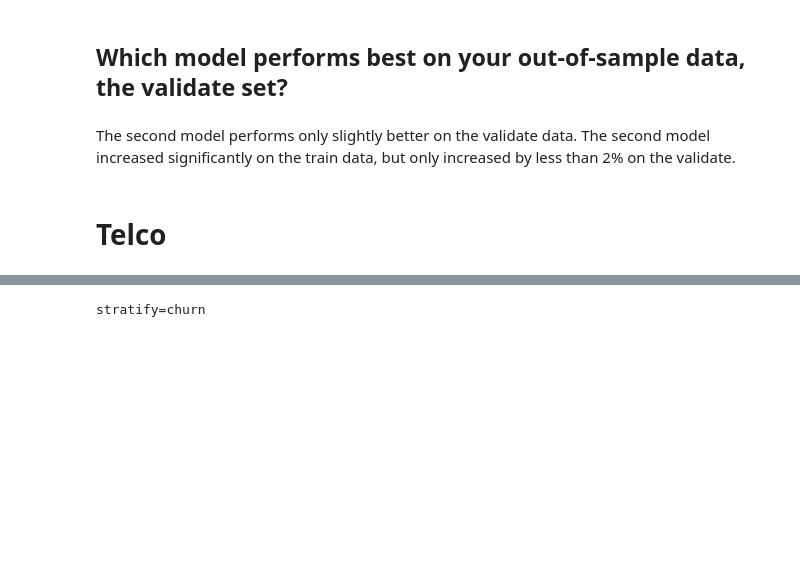
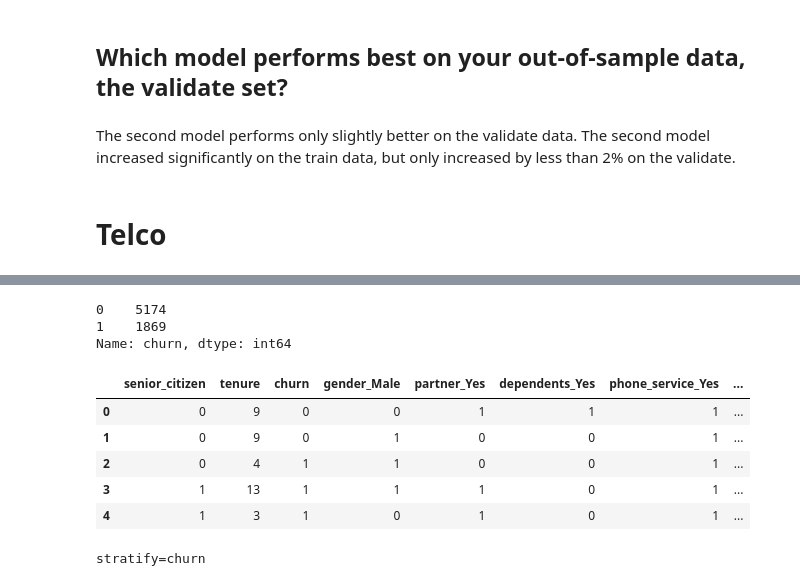
Before and after one commit to Andy-Jensen/classification-exercises, a Jupyter notebook: decision_tree.ipynb, the cells around one changed output, grey strips where cells are left out. Drawn from its saved outputs; the diff is of its cells as text; code cells hidden in the pictures; blank space fills up the shorter version.

```diff
--- a/decision_tree.ipynb
+++ b/decision_tree.ipynb
@@ -299,5 +397,18 @@ telco= telco.drop(columns=['gender', 'partner', 'dependents', 'phone_service',
+# %%
+telco.churn.value_counts()
+# %% [output]
+0    5174
+1    1869
+Name: churn, dtype: int64
 # %%
-telco.replace({})
+telco.head()
+# %% [output]
+|  | senior_citizen | tenure | churn | gender_Male | partner_Yes | dependents_Yes | phone_service_Yes | ... |
+| 0 | 0 | 9 | 0 | 0 | 1 | 1 | 1 | ... |
+| 1 | 0 | 9 | 0 | 1 | 0 | 0 | 1 | ... |
+| 2 | 0 | 4 | 1 | 1 | 0 | 0 | 1 | ... |
+| 3 | 1 | 13 | 1 | 1 | 1 | 0 | 1 | ... |
+| 4 | 1 | 3 | 1 | 0 | 1 | 0 | 1 | ... |
 # %%
 telco_train, telco_val, telco_test = tts(telco)
 # %% [output]
```
Also changed, not shown: parts of 34 cells of this notebook, 4 other files.
